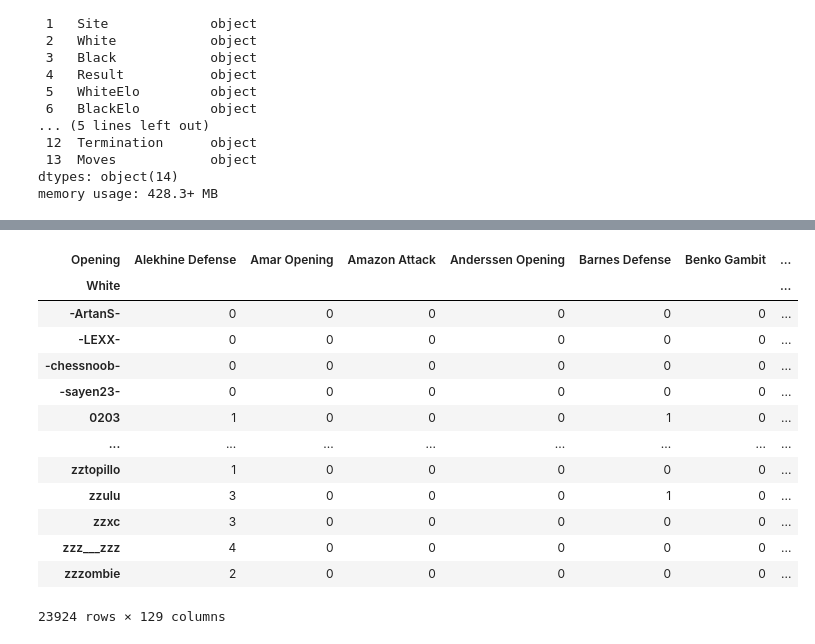
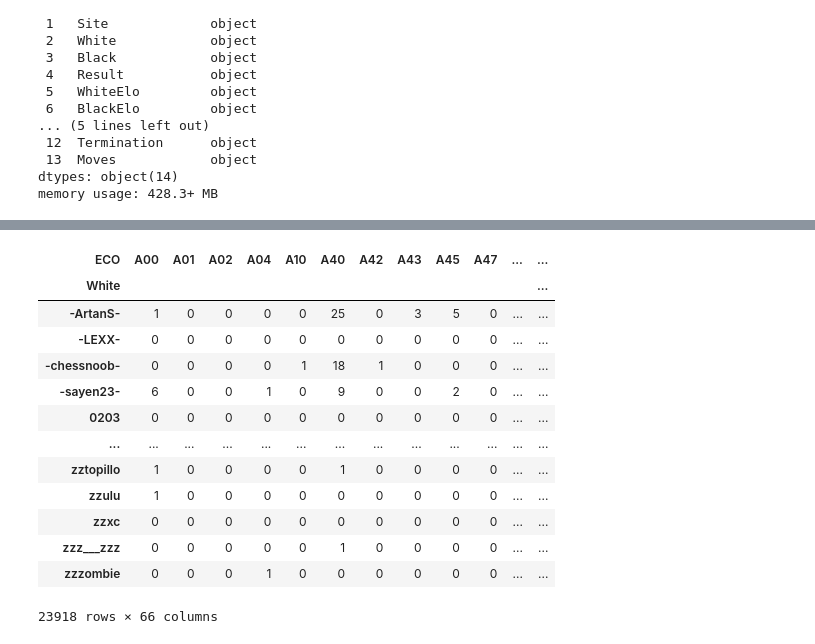
Before and after one commit to ielo03/chess-openings-analysis, a Jupyter notebook: FeatureEngineering.ipynb, the cells around one changed output, grey strips where cells are left out. Saved outputs shown, nothing was run; the diff lists cells and outputs as text; code cells hidden in the pictures.

```diff
--- a/FeatureEngineering.ipynb
+++ b/FeatureEngineering.ipynb
@@ -223,6 +236,6 @@ len(df)
 # %%
-df['Opening'] = df['Opening'].str.split(':').str[0].str.rstrip()
-df['Opening'] = df['Opening'].str.split(',').str[0].str.rstrip()
-df['Opening'] = df['Opening'].str.split('#').str[0].str.rstrip()
-pd.set_option('display.max_rows', None)
-df['Opening'].value_counts()
+# df['Opening'] = df['Opening'].str.split(':').str[0].str.rstrip()
+# df['Opening'] = df['Opening'].str.split(',').str[0].str.rstrip()
+# df['Opening'] = df['Opening'].str.split('#').str[0].str.rstrip()
+# pd.set_option('display.max_rows', None)
+# df['Opening'].value_counts()
@@ -247,2 +242,5 @@ Name: count, dtype: int64
 # %%
-pd.reset_option('display.max_rows')
+# pd.reset_option('display.max_rows')
+# %%
+df['ECO'] = df['ECO'].apply(simplify_eco)
+df['ECO'].value_counts()
@@ -249,8 +261,5 @@ pd.reset_option('display.max_rows')
 # %%
-games_played_per = df['Opening'].value_counts()
+games_played_per = df['ECO'].value_counts()
 
 lt_300_games_played = games_played_per[games_played_per < 300].index
-
-df_filtered = df[~df['Opening'].isin(lt_300_games_played)]
-df_filtered['Opening'].value_counts()
-df = df_filtered
+len(lt_300_games_played)
@@ -261,21 +276,21 @@ len(df)
 # %%
-player_opening_games_df = pd.pivot_table(df, index='White', columns='Opening', aggfunc='size', fill_value=0)
+player_opening_games_df = pd.pivot_table(df, index='White', columns='ECO', aggfunc='size', fill_value=0)
 player_opening_games_df
 # %% [output]
-| Opening | Alekhine Defense | Amar Opening | Amazon Attack | Anderssen Opening | Barnes Defense | Benko Gambit | ... |
-| White |  |  |  |  |  |  | ... |
-| -ArtanS- | 0 | 0 | 0 | 0 | 0 | 0 | ... |
-| -LEXX- | 0 | 0 | 0 | 0 | 0 | 0 | ... |
-| -chessnoob- | 0 | 0 | 0 | 0 | 0 | 0 | ... |
-| -sayen23- | 0 | 0 | 0 | 0 | 0 | 0 | ... |
-| 0203 | 1 | 0 | 0 | 0 | 1 | 0 | ... |
-| ... | ... | ... | ... | ... | ... | ... | ... |
-| zztopillo | 1 | 0 | 0 | 0 | 0 | 0 | ... |
-| zzulu | 3 | 0 | 0 | 0 | 1 | 0 | ... |
-| zzxc | 3 | 0 | 0 | 0 | 0 | 0 | ... |
-| zzz___zzz | 4 | 0 | 0 | 0 | 0 | 0 | ... |
-| zzzombie | 2 | 0 | 0 | 0 | 0 | 0 | ... |
+| ECO | A00 | A01 | A02 | A04 | A10 | A40 | A42 | A43 | A45 | A47 | ... | ... |
+| White |  |  |  |  |  |  |  |  |  |  |  | ... |
+| -ArtanS- | 1 | 0 | 0 | 0 | 0 | 25 | 0 | 3 | 5 | 0 | ... | ... |
+| -LEXX- | 0 | 0 | 0 | 0 | 0 | 0 | 0 | 0 | 0 | 0 | ... | ... |
+| -chessnoob- | 0 | 0 | 0 | 0 | 1 | 18 | 1 | 0 | 0 | 0 | ... | ... |
+| -sayen23- | 6 | 0 | 0 | 1 | 0 | 9 | 0 | 0 | 2 | 0 | ... | ... |
+| 0203 | 0 | 0 | 0 | 0 | 0 | 0 | 0 | 0 | 0 | 0 | ... | ... |
+| ... | ... | ... | ... | ... | ... | ... | ... | ... | ... | ... | ... | ... |
+| zztopillo | 1 | 0 | 0 | 0 | 0 | 1 | 0 | 0 | 0 | 0 | ... | ... |
+| zzulu | 1 | 0 | 0 | 0 | 0 | 0 | 0 | 0 | 0 | 0 | ... | ... |
+| zzxc | 0 | 0 | 0 | 0 | 0 | 0 | 0 | 0 | 0 | 0 | ... | ... |
+| zzz___zzz | 0 | 0 | 0 | 0 | 0 | 1 | 0 | 0 | 0 | 0 | ... | ... |
+| zzzombie | 0 | 0 | 0 | 1 | 0 | 0 | 0 | 0 | 0 | 0 | ... | ... |
-23924 rows × 129 columns
+23918 rows × 66 columns
 # %%
 temp_df = df[(df['Result'] == 1)]
 len(temp_df)
```
Also changed, not shown: parts of 34 cells of this notebook, 3 other files.
